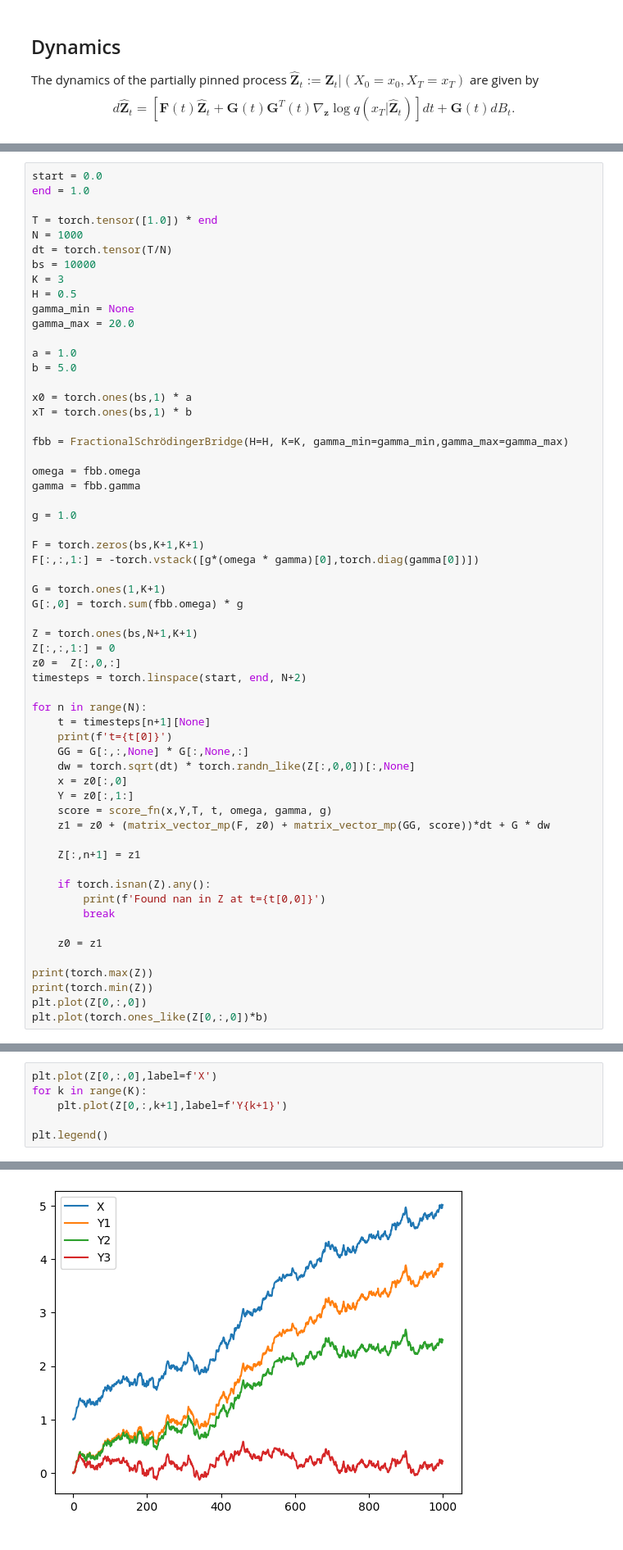
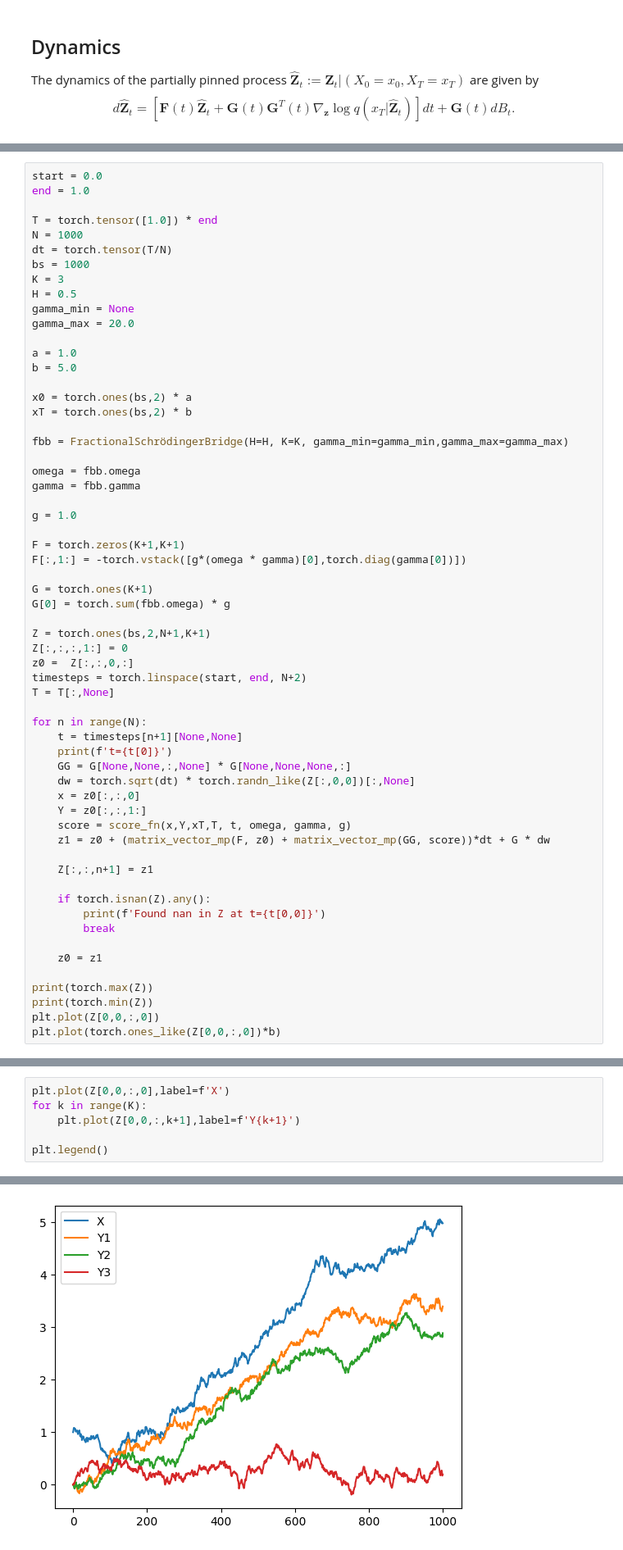
Before and after one commit to ArinaBelova/aligned_diffusion_bridges, a Jupyter notebook: toy/fbb_exp.ipynb, the cells around one changed output, grey strips where cells are left out. Shown at 82% size. Saved outputs shown, nothing was run; the diff lists cells and outputs as text.

```diff
--- a/toy/fbb_exp.ipynb
+++ b/toy/fbb_exp.ipynb
@@ -197,7 +201,7 @@ end = 1.0
 T = torch.tensor([1.0]) * end
 N = 1000
 dt = torch.tensor(T/N)
-bs = 10000
+bs = 1000
 K = 3
 H = 0.5
 gamma_min = None
@@ -206,8 +210,8 @@ gamma_max = 20.0
 a = 1.0
 b = 5.0
 
-x0 = torch.ones(bs,1) * a
-xT = torch.ones(bs,1) * b
+x0 = torch.ones(bs,2) * a
+xT = torch.ones(bs,2) * b
 
 fbb = FractionalSchrödingerBridge(H=H, K=K, gamma_min=gamma_min,gamma_max=gamma_max)
 
@@ -216,28 +220,29 @@ gamma = fbb.gamma
 
 g = 1.0
 
-F = torch.zeros(bs,K+1,K+1)
-F[:,:,1:] = -torch.vstack([g*(omega * gamma)[0],torch.diag(gamma[0])])
+F = torch.zeros(K+1,K+1)
+F[:,1:] = -torch.vstack([g*(omega * gamma)[0],torch.diag(gamma[0])])
 
-G = torch.ones(1,K+1)
-G[:,0] = torch.sum(fbb.omega) * g
+G = torch.ones(K+1)
+G[0] = torch.sum(fbb.omega) * g
 
-Z = torch.ones(bs,N+1,K+1)
-Z[:,:,1:] = 0
-z0 =  Z[:,0,:]
+Z = torch.ones(bs,2,N+1,K+1)
+Z[:,:,:,1:] = 0
+z0 =  Z[:,:,0,:]
 timesteps = torch.linspace(start, end, N+2)
+T = T[:,None]
 
 for n in range(N):
-    t = timesteps[n+1][None]
+    t = timesteps[n+1][None,None]
     print(f't={t[0]}')
-    GG = G[:,:,None] * G[:,None,:]
+    GG = G[None,None,:,None] * G[None,None,None,:]
     dw = torch.sqrt(dt) * torch.randn_like(Z[:,0,0])[:,None]
-    x = z0[:,0]
-    Y = z0[:,1:]
-    score = score_fn(x,Y,T, t, omega, gamma, g)
+    x = z0[:,:,0]
+    Y = z0[:,:,1:]
+    score = score_fn(x,Y,xT,T, t, omega, gamma, g)
     z1 = z0 + (matrix_vector_mp(F, z0) + matrix_vector_mp(GG, score))*dt + G * dw
 
-    Z[:,n+1] = z1
+    Z[:,:,n+1] = z1
 
     if torch.isnan(Z).any():
         print(f'Found nan in Z at t={t[0,0]}')
@@ -247,6 +252,6 @@ for n in range(N):
 
 print(torch.max(Z))
 print(torch.min(Z))
-plt.plot(Z[0,:,0])
-plt.plot(torch.ones_like(Z[0,:,0])*b)
+plt.plot(Z[0,0,:,0])
+plt.plot(torch.ones_like(Z[0,0,:,0])*b)
 # %% [output]
@@ -272,9 +277,9 @@ tensor(-0.8175)
 # %%
-plt.plot(Z[0,:,0],label=f'X')
+plt.plot(Z[0,0,:,0],label=f'X')
 for k in range(K):
-    plt.plot(Z[0,:,k+1],label=f'Y{k+1}')
+    plt.plot(Z[0,0,:,k+1],label=f'Y{k+1}')
 
 plt.legend()
 # %% [output]
 <matplotlib.legend.Legend at 0x...>
-[figure, old version]
+[figure, new version]
```
Also changed, not shown: parts of 9 cells of this notebook, 10 other files.
